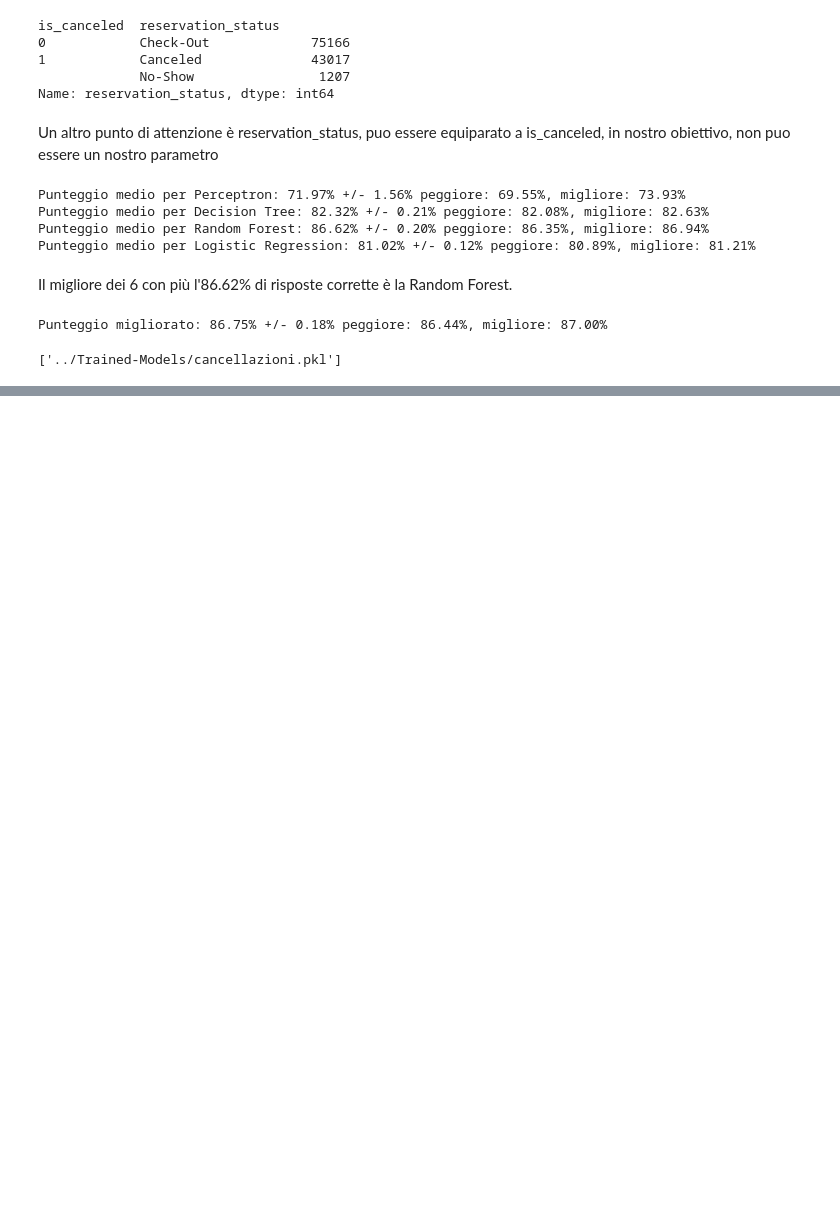
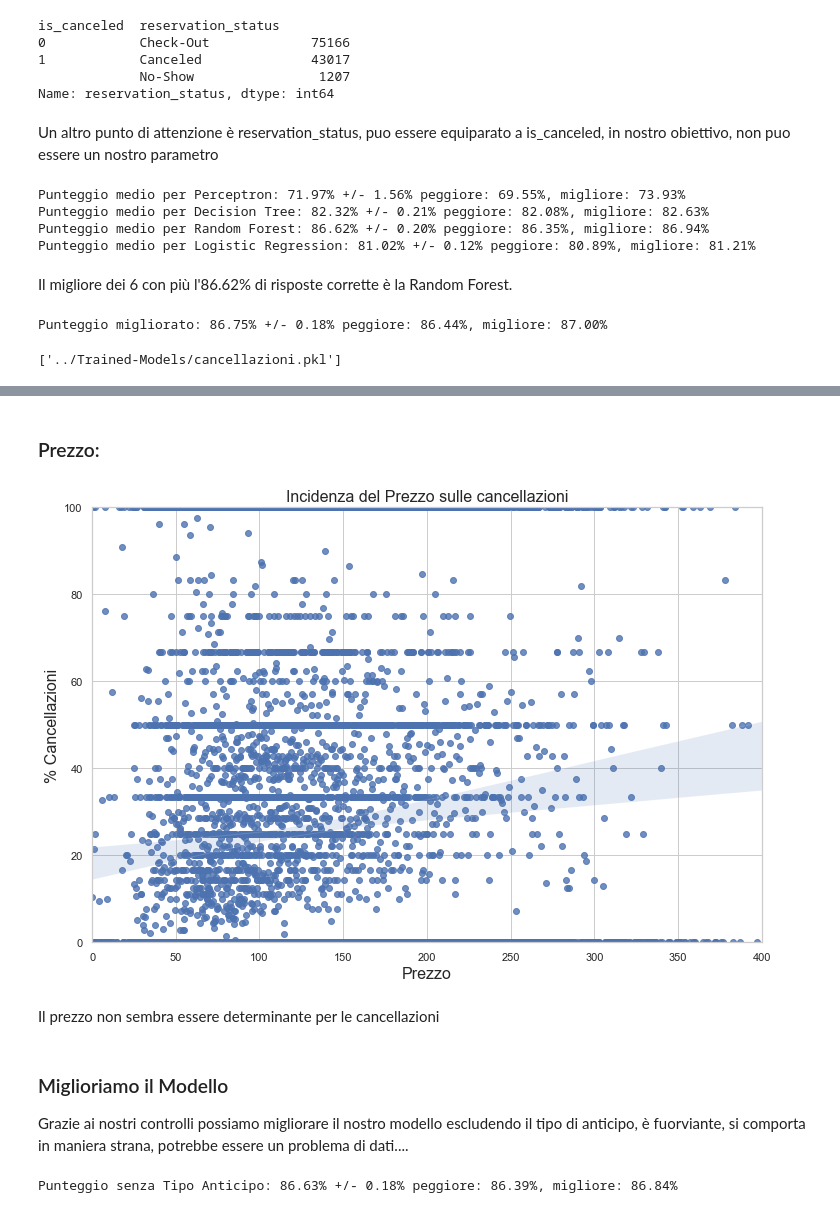
Before and after one commit to davidemaggi/ML-Hotel-Booking, a Jupyter notebook: Cancellazioni/AED Prenotazioni e previsione delle cancellazioni.ipynb, the cells around one changed output, grey strips where cells are left out. Cells and saved outputs as stored; diff of their text form; code cells hidden in the pictures; blank space fills up the shorter version.

Commit message:
Aggiornato Modello

```diff
--- a/Cancellazioni/AED Prenotazioni e previsione delle cancellazioni.ipynb
+++ b/Cancellazioni/AED Prenotazioni e previsione delle cancellazioni.ipynb
@@ -652,0 +746,59 @@ joblib.dump(modello_migliore, '../Trained-Models/cancellazioni.pkl')
+# %% [markdown]
+### Prezzo:
+# %%
+# Raggruppiamo per prezzo:
+prezzo_cancellate = set_intero_pulito.groupby("adr")["is_canceled"].describe()
+#show figure:
+plt.figure(figsize=(12, 8))
+sns.regplot(x=prezzo_cancellate.index, y=prezzo_cancellate["mean"].values * 100)
+plt.title("Incidenza del Prezzo sulle cancellazioni", fontsize=16)
+plt.xlabel("Prezzo", fontsize=16)
+plt.ylabel("% Cancellazioni", fontsize=16)
+plt.xlim(0,400)
+plt.ylim(0,100)
+plt.show()
+# %% [output]
+[figure, added]
+# %% [markdown]
+Il prezzo non sembra essere determinante per le cancellazioni
+# %% [markdown]
+### Miglioriamo il Modello
+Grazie ai nostri controlli possiamo migliorare il nostro modello escludendo il tipo di anticipo, è fuorviante, si comporta in maniera strana, potrebbe essere un problema di dati....
+# %%
+car_categorie_senza_tipo_anticipo = ["hotel","arrival_date_month","meal","market_segment",
+                "distribution_channel","reserved_room_type","customer_type"]
+
+caratteristiche_senza_tipo_anticipo = car_numeriche + car_categorie_senza_tipo_anticipo
+
+
+
+# Bundle preprocessing for numerical and categorical features:
+preprocessor_senza_tipo_anticipo = ColumnTransformer(transformers=[("num", trans_numeriche, car_numeriche),
+                                               ("cat", trans_categorie, car_categorie_senza_tipo_anticipo)])
+
+# Define dataset:
+set_caratteristiche = set_intero.drop(["is_canceled"], axis=1)[caratteristiche_senza_tipo_anticipo]
+# Define model
+random_forest_base = RandomForestClassifier(n_estimators=160,
+                                   max_features=0.4,
+                                   min_samples_split=2,
+                                   n_jobs=-1,
+                                   random_state=0) # Lo stesso modello base usato nella versione migliorata
+
+split = ShuffleSplit(n_splits=5, test_size=0.3, random_state=0)
+
+modello_migliorato_senza_tipo_anticipo = Pipeline(steps=[('preprocessor', preprocessor_senza_tipo_anticipo),
+                              ('model', random_forest_base)])
+risultato_senza_tipo_deposito = cross_val_score(modello_migliorato_senza_tipo_anticipo,
+                                 set_caratteristiche, set_obiettivo,
+                                 cv=split,
+                                 scoring="accuracy",
+                                 n_jobs=-1)
+# output:
+peggiore = round(min(risultato_senza_tipo_deposito), 4)*100
+migliore = round(max(risultato_senza_tipo_deposito), 4)*100
+medio = round(np.mean(risultato_senza_tipo_deposito), 4)*100
+deviazione = round(np.std(risultato_senza_tipo_deposito), 4)*100
+print(f"Punteggio senza Tipo Anticipo: {medio:.2f}% +/- {deviazione:.2f}% peggiore: {peggiore:.2f}%, migliore: {migliore:.2f}%")
+# %% [output]
+Punteggio senza Tipo Anticipo: 86.63% +/- 0.18% peggiore: 86.39%, migliore: 86.84%
```
Also changed, not shown: parts of 17 cells of this notebook, 5 other files.
